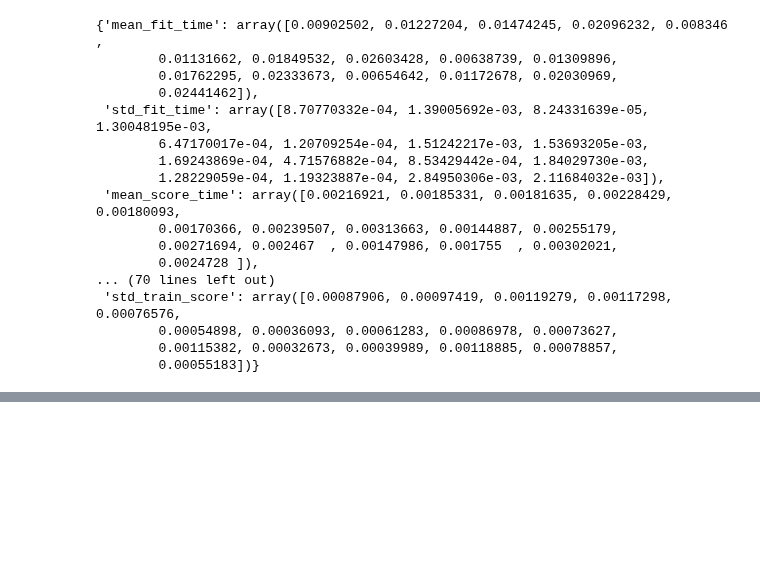
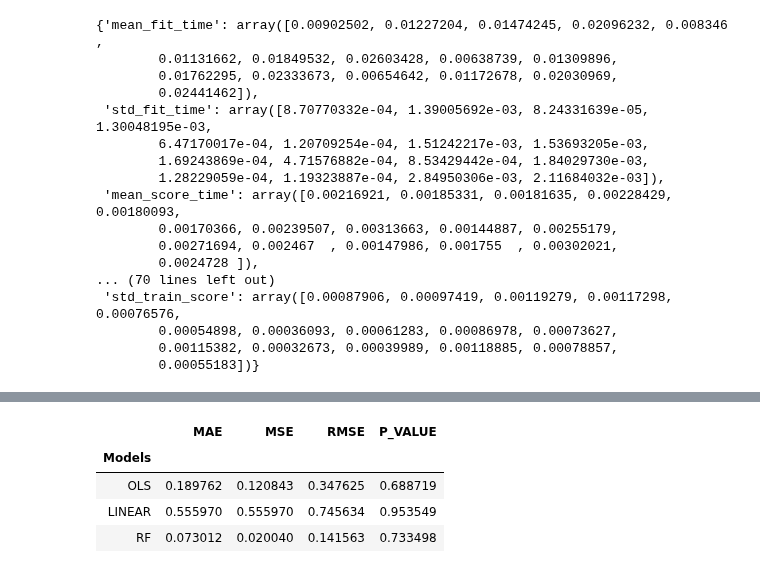
Before and after one commit to jrpaige/Solar, a Jupyter notebook: PREV/Solar_Time_Series.ipynb, the cells around one changed output, grey strips where cells are left out. Cells and saved outputs as stored; diff of their text form; code cells hidden in the pictures; blank space fills up the shorter version.

```diff
--- a/PREV/Solar_Time_Series.ipynb
+++ b/PREV/Solar_Time_Series.ipynb
@@ -300,0 +354,11 @@ test R squared: 0.988485889855694
+# %%
+ols_model, ols_trend = lag_ols_model(y)[0], lag_ols_model(y)[1]
+linear_model, linear_trend = linear_ols_model(y)[0], linear_ols_model(y)[1]
+rf_model, rf_trend = randomforest_model(y)[0], randomforest_model(y)[1]
+score_table(y, ols_model, linear_model, rf_model)
+# %% [output]
+|  | MAE | MSE | RMSE | P_VALUE |
+| Models |  |  |  |  |
+| OLS | 0.189762 | 0.120843 | 0.347625 | 0.688719 |
+| LINEAR | 0.555970 | 0.555970 | 0.745634 | 0.953549 |
+| RF | 0.073012 | 0.020040 | 0.141563 | 0.733498 |
```
Also changed, not shown: parts of 11 cells of this notebook, 4 other files.
